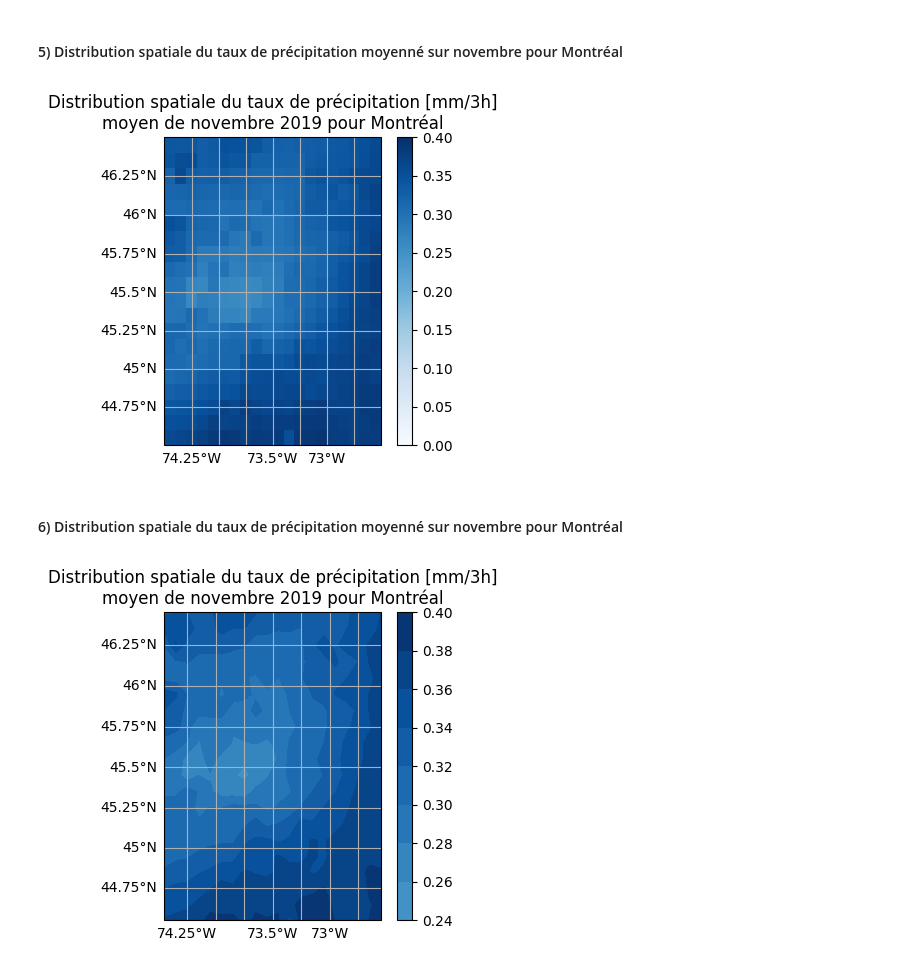
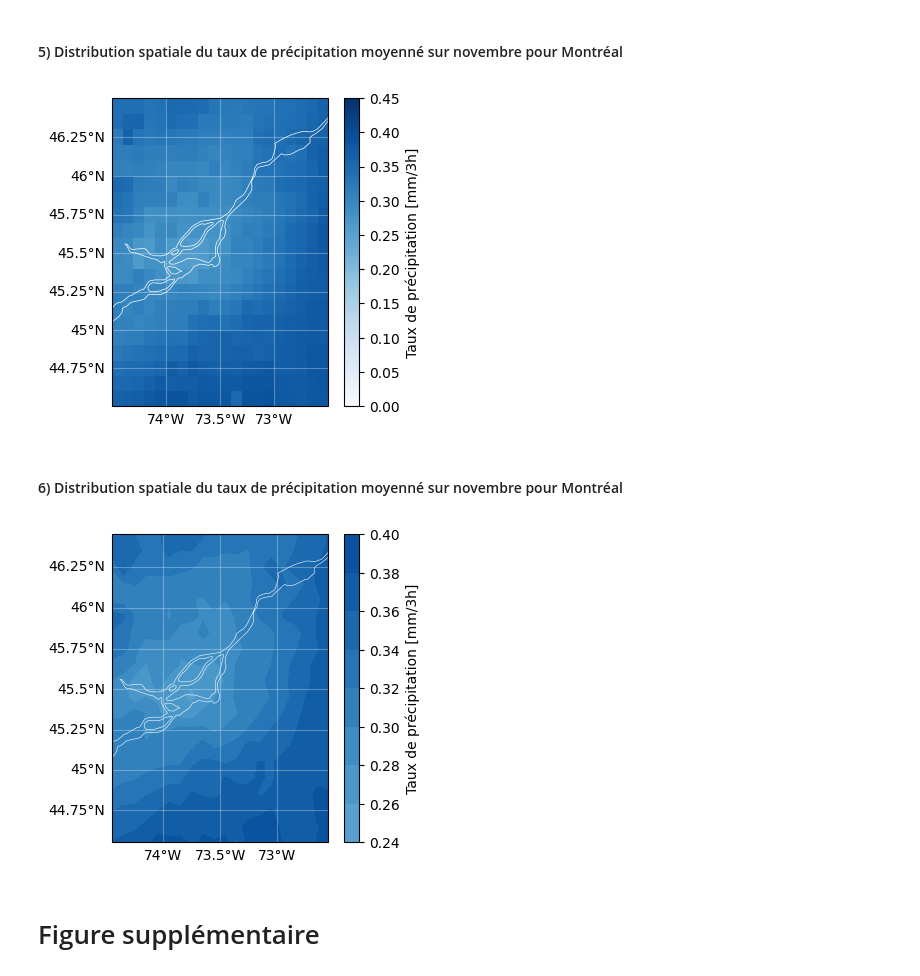
Before and after one commit to evecastonguay/laboratoire3, a Jupyter notebook: E_01/champs_spatiaux_E01.ipynb, the cells around one changed output. Cells and saved outputs as stored; diff of their text form; code cells hidden in the pictures.

```diff
--- a/E_01/champs_spatiaux_E01.ipynb
+++ b/E_01/champs_spatiaux_E01.ipynb
@@ -150,40 +145,38 @@ plt.show()
 # %%
 import cartopy.feature as cfeature
 
 # choix des degrés autour de Montréal
 mtl_lat = 45.5
 mtl_lon = -73.5
 
 mtl_lat_inf = mtl_lat-1
 mtl_lat_sup = mtl_lat+1
 mtl_lon_inf = mtl_lon-1
 mtl_lon_sup = mtl_lon+1
 
 # création du dataset approprié
 nov_mtl = ds.sel(lon=slice(mtl_lon_inf,mtl_lon_sup), lat=slice(mtl_lat_inf,mtl_lat_sup))
 lons = nov_mtl['lon'].values # 20
 lats = nov_mtl['lat'].values # 20
 pcpts = nov_mtl[var_name].values # ndarray (240, 20, 20)
 mean_pcpts = pcpts.mean(axis=0)
 max = round(np.amax(mean_pcpts),1) # 0.4
 
 # projection Mercator (code de https://scitools.org.uk/cartopy/docs/v0.10/crs/projections.html)
 plt.figure(figsize=(4, 4))
 ax = plt.axes(projection=ccrs.Mercator())
-ax.coastlines(resolution='110m',linewidths=0.5)
-ax.gridlines(draw_labels={"bottom": "x", "left": "y"}, x_inline=False, y_inline=False)
+ax.coastlines(resolution='10m',linewidths=0.5,color='w')
+ax.gridlines(draw_labels={"bottom": "x", "left": "y"}, color='w',alpha=0.3,xlocs=[-74,-73.5,-73])
 
 # précipitations sur la carte
-im = ax.pcolormesh(lons,lats,mean_pcpts,vmin=0,vmax=max,cmap='Blues',transform=ccrs.PlateCarree()) # attention aux coordonnées mercator vs sphériques/régulières
-plt.colorbar(im)
-ax.set(title=f"Distribution spatiale du taux de précipitation [mm/3h]\nmoyen de novembre 2019 pour Montréal")
+im = ax.pcolormesh(lons,lats,mean_pcpts,vmin=0,vmax=0.45,cmap='Blues',transform=ccrs.PlateCarree()) # attention aux coordonnées mercator vs sphériques/régulières
+plt.colorbar(im,label='Taux de précipitation [mm/3h]')
+#ax.set(title=f"Distribution spatiale du taux de précipitation [mm/3h]\nmoyen de novembre 2019 pour Montréal")
+
+plt.savefig('/Users/evecastonguay/Desktop/Labo/E_01/Figures/mtl_1.png')
 plt.show()
-
-# problèmes
-# 1) voit pas délimitation Montréal
-# 2) ticks
 # %% [output]
-[figure, old version]
+[figure, new version]
 # %% [markdown]
 #### 6) Distribution spatiale du taux de précipitation moyenné sur novembre pour Montréal
 # %%
@@ -207,13 +200,17 @@ max = round(np.amax(mean_pcpts),1) # 0.4
 # projection Mercator (code de https://scitools.org.uk/cartopy/docs/v0.10/crs/projections.html)
 plt.figure(figsize=(4, 4))
 ax = plt.axes(projection=ccrs.Mercator())
-ax.coastlines(resolution='110m',linewidths=0.5)
-ax.gridlines(draw_labels={"bottom": "x", "left": "y"}, x_inline=False, y_inline=False)
+ax.coastlines(resolution='10m',linewidths=0.4,color='w')
+ax.gridlines(draw_labels={"bottom": "x", "left": "y"},color='w',alpha=0.3,xlocs=[-74,-73.5,-73])
 
 # précipitations sur la carte
-im = ax.contourf(lons,lats,mean_pcpts,vmin=0,vmax=max,cmap='Blues',transform=ccrs.PlateCarree()) # attention aux coordonnées mercator vs sphériques/régulières
-plt.colorbar(im)
-ax.set(title=f"Distribution spatiale du taux de précipitation [mm/3h]\nmoyen de novembre 2019 pour Montréal")
+im = ax.contourf(lons,lats,mean_pcpts,vmin=0,vmax=0.45,cmap='Blues',transform=ccrs.PlateCarree()) # attention aux coordonnées mercator vs sphériques/régulières
+plt.colorbar(im,label='Taux de précipitation [mm/3h]')
+#ax.set(title=f"Distribution spatiale du taux de précipitation [mm/3h]\nmoyen de novembre 2019 pour Montréal")
+
+plt.savefig('/Users/evecastonguay/Desktop/Labo/E_01/Figures/mtl_2.png')
 plt.show()
 # %% [output]
-[figure, old version]
+[figure, new version]
+# %% [markdown]
+# Figure supplémentaire
```
Also changed, not shown: parts of 6 cells of this notebook.
